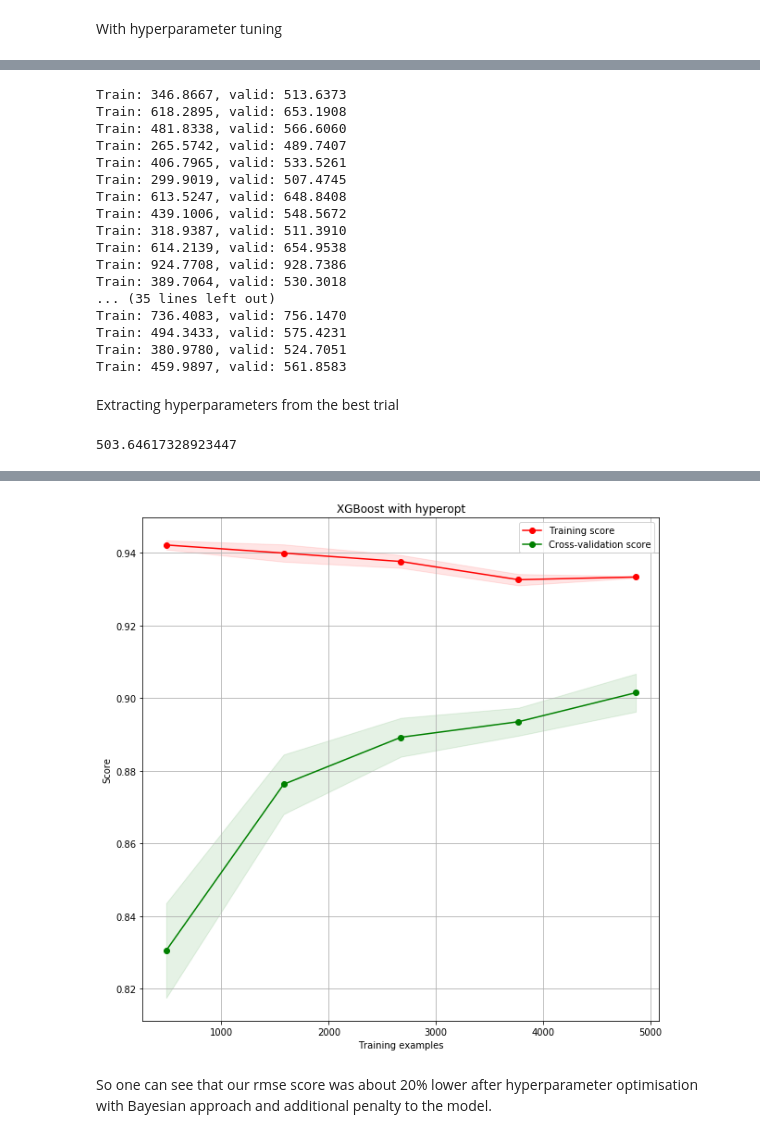
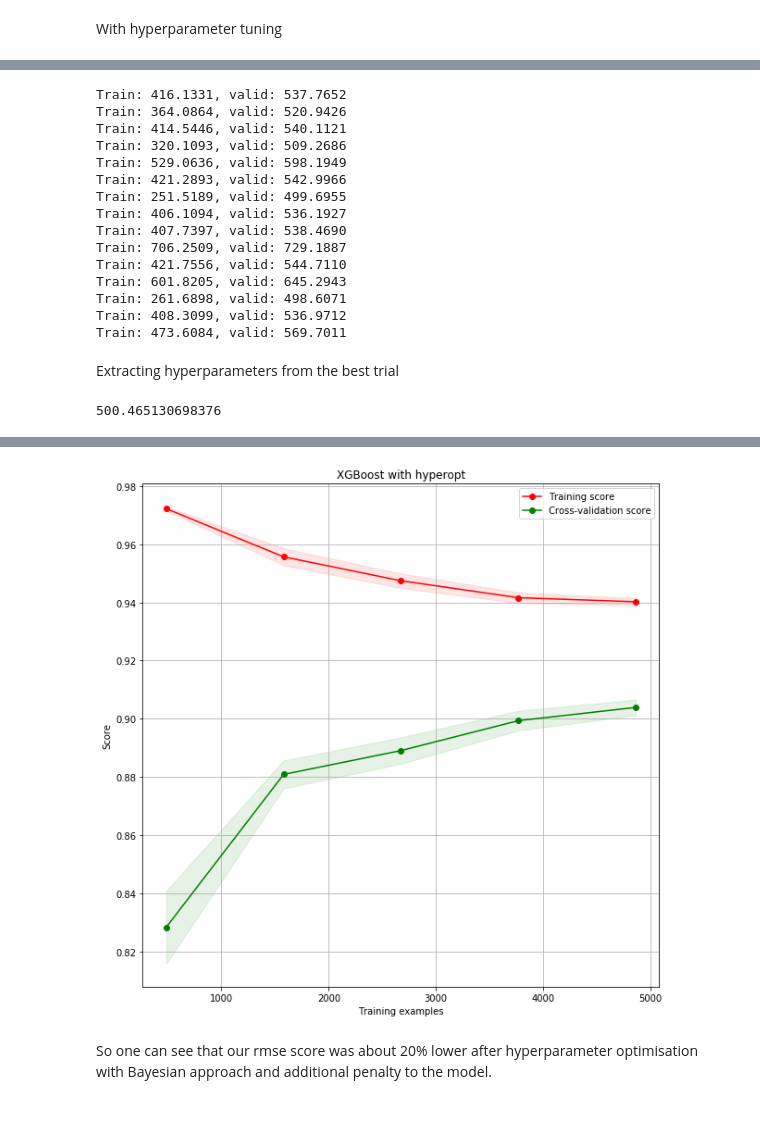
Before and after one commit to freefeynman123/laptop_price, a Jupyter notebook: laptop_price.ipynb, the cells around one changed output, grey strips where cells are left out. Drawn from its saved outputs; the diff is of its cells as text; code cells hidden in the pictures.

```diff
--- a/laptop_price.ipynb
+++ b/laptop_price.ipynb
@@ -323,6 +335,6 @@ As mentioned before, we will drop the "state" variable, since it doesn't give us
 # %%
 dataset_pre = dataset[dataset.columns.difference(['stan'])].copy()
-dataset_test = dataset[dataset_test.columns.difference(['stan'])].copy()
+dataset_test = dataset_test[dataset_test.columns.difference(['stan'])].copy()
 # %% [markdown]
 ## 4. Missing values <a name='missing'></a>
 # %% [markdown]
@@ -758,7 +730,7 @@ In this task it seems reasonable to try with this algorithm due to the fact, tha
 At first we are going to try XGBoost without any hyperparameter tuning.
 # %%
 xgbr = xgb.XGBRegressor()
-xgbr.fit(X_train_pre, Y_train_pre)
+xgbr.fit(X_train_pre, pd.DataFrame(Y_train_pre))
 pred = xgbr.predict(X_val_pre)
 rmse(pred, Y_val_pre)
 # %% [output]
@@ -802,23 +781,21 @@ reg_optim.find_best_params(
     overfit_penalty=0.3
 )
 # %% [output]
-Train: 346.8667, valid: 513.6373
-Train: 618.2895, valid: 653.1908
-Train: 481.8338, valid: 566.6060
-Train: 265.5742, valid: 489.7407
-Train: 406.7965, valid: 533.5261
-Train: 299.9019, valid: 507.4745
-Train: 613.5247, valid: 648.8408
-Train: 439.1006, valid: 548.5672
-Train: 318.9387, valid: 511.3910
-Train: 614.2139, valid: 654.9538
-Train: 924.7708, valid: 928.7386
-Train: 389.7064, valid: 530.3018
-... (35 lines left out)
-Train: 736.4083, valid: 756.1470
-Train: 494.3433, valid: 575.4231
-Train: 380.9780, valid: 524.7051
-Train: 459.9897, valid: 561.8583
+Train: 416.1331, valid: 537.7652
+Train: 364.0864, valid: 520.9426
+Train: 414.5446, valid: 540.1121
+Train: 320.1093, valid: 509.2686
+Train: 529.0636, valid: 598.1949
+Train: 421.2893, valid: 542.9966
+Train: 251.5189, valid: 499.6955
+Train: 406.1094, valid: 536.1927
+Train: 407.7397, valid: 538.4690
+Train: 706.2509, valid: 729.1887
+Train: 421.7556, valid: 544.7110
+Train: 601.8205, valid: 645.2943
+Train: 261.6898, valid: 498.6071
+Train: 408.3099, valid: 536.9712
+Train: 473.6084, valid: 569.7011
 # %%
 trials = pickle.load(open(os.path.join('../experiments/', '.'.join([EXPERIMENT_NAME, 'hpopt'])), 'rb'))
 # %% [markdown]
@@ -826,8 +803,8 @@ Extracting hyperparameters from the best trial
 # %%
 params = reg_optim.space_eval(trials.best_trial)
 xgbr_hp = xgb.XGBRegressor(**params)
-xgbr_hp.fit(X_train_pre, Y_train_pre)
-pred = xgbr_hp.predict(X_val_pre)
-rmse(pred, Y_val_pre)
+xgbr_hp.fit(X_train_pre, pd.DataFrame(Y_train_pre))
+pred_xgb = xgbr_hp.predict(X_val_pre)
+rmse(pred_xgb, Y_val_pre)
 # %% [output]
-503.64617328923447
+500.465130698376
@@ -834,3 +813,8 @@ rmse(pred, Y_val_pre)
 # %%
-plot_learning_curve(X=X_train_pre, y = Y_train_pre, estimator=xgbr_hp, cv=5, title="XGBoost with hyperopt")
+plot_learning_curve(X=X_train_pre,
+                    y = pd.DataFrame(Y_train_pre),
+                    estimator=xgbr_hp,
+                    cv=5,
+                    title="XGBoost with hyperopt"
+);
 # %% [output]
@@ -838,4 +821,4 @@ plot_learning_curve(X=X_train_pre, y = Y_train_pre, estimator=xgbr_hp, cv=5, tit
-[figure, old version]
+[figure, new version]
 # %% [markdown]
 So one can see that our rmse score was about 20% lower after hyperparameter optimisation with Bayesian approach and additional penalty to the model.
 # %% [markdown]
```
Also changed, not shown: parts of 66 cells of this notebook, 3 other files.
